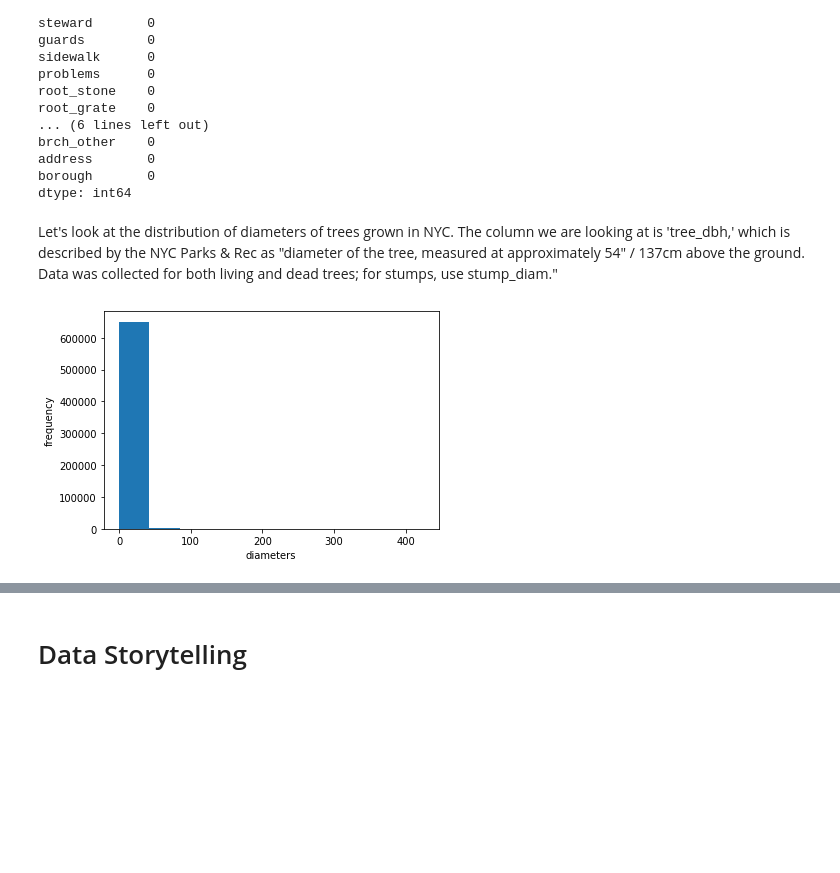
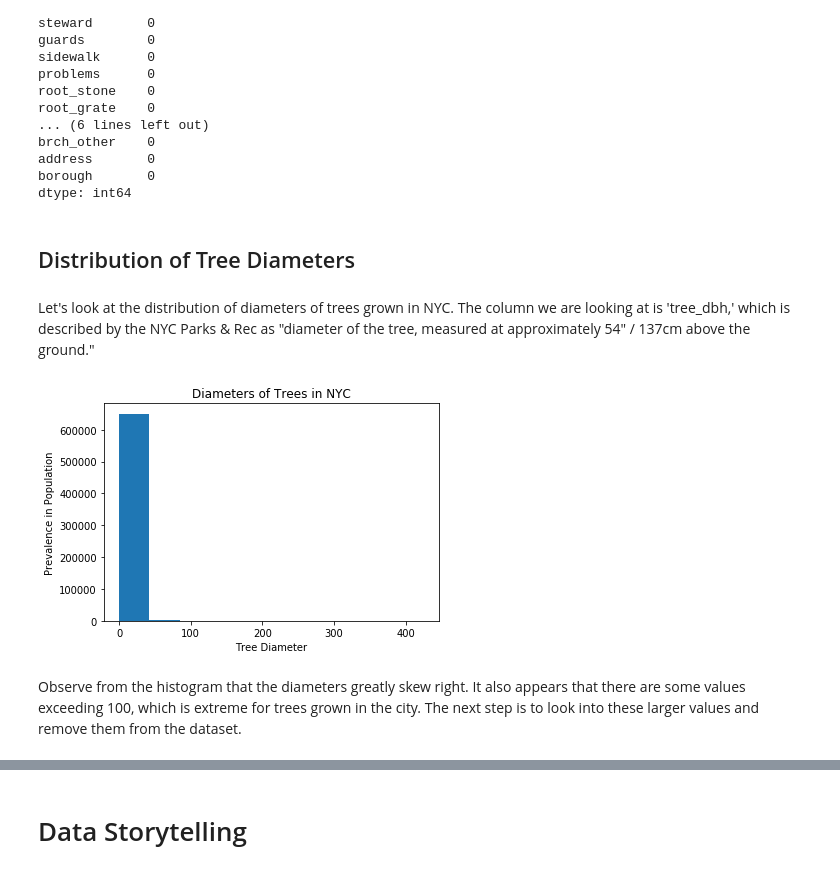
Before and after one commit to annasophiat/tree-health-census, a Jupyter notebook: capstone-tree.ipynb, the cells around one changed output, grey strips where cells are left out. Cells and saved outputs as stored; diff of their text form; code cells hidden in the pictures; blank space fills up the shorter version.

```diff
--- a/capstone-tree.ipynb
+++ b/capstone-tree.ipynb
@@ -367,13 +330,17 @@ brch_other    0
 address       0
 borough       0
 dtype: int64
+# %% [markdown]
+## Distribution of Tree Diameters
 # %% [markdown]
-Let's look at the distribution of diameters of trees grown in NYC. The column we are looking at is 'tree_dbh,' which is described by the NYC Parks & Rec as "diameter of the tree, measured at approximately 54" / 137cm above the ground. Data was collected for both living and dead trees; for stumps, use stump_diam."
+Let's look at the distribution of diameters of trees grown in NYC. The column we are looking at is 'tree_dbh,' which is described by the NYC Parks & Rec as "diameter of the tree, measured at approximately 54" / 137cm above the ground."
 # %%
 # plotting the distribution of tree diameters, it's very skewed to the right
 
-tree['tree_dbh'].plot(kind='hist')
-_ = plt.xlabel('diameters')
-_ = plt.ylabel('frequency')
+tree['tree_dbh'].plot(kind='hist', title='Diameters of Trees in NYC')
+_ = plt.xlabel('Tree Diameter')
+_ = plt.ylabel('Prevalence in Population')
 # %% [output]
-[figure, old version]
+[figure, new version]
+# %% [markdown]
+Observe from the histogram that the diameters greatly skew right. It also appears that there are some values exceeding 100, which is extreme for trees grown in the city. The next step is to look into these larger values and remove them from the dataset.
```
Also changed, not shown: parts of 77 cells of this notebook.
